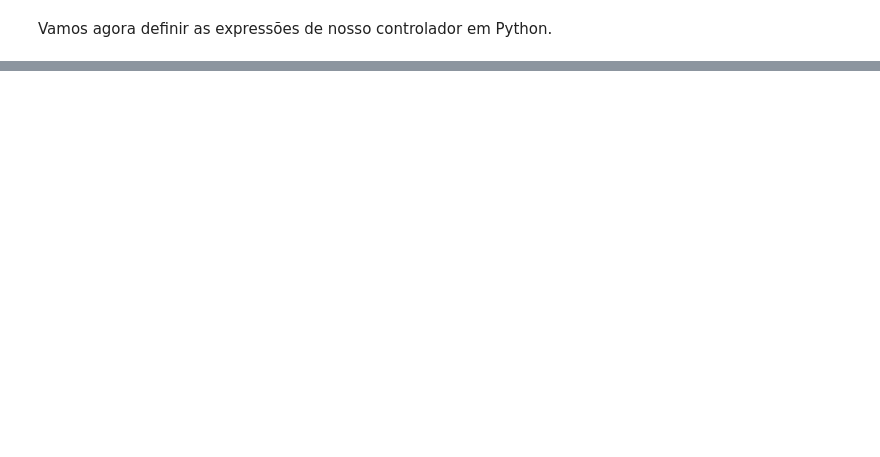
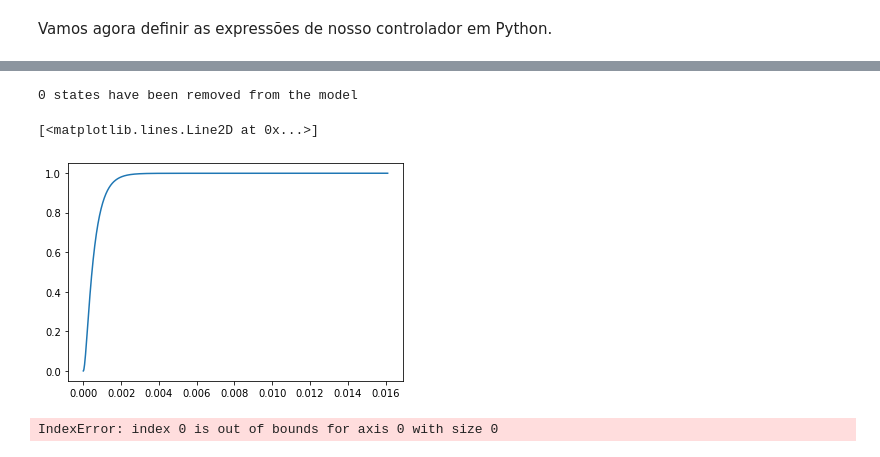
Before and after one commit to Maionepy/Controle_Projeto_Final, a Jupyter notebook: Trabalho_Final.ipynb, the cells around one changed output, grey strips where cells are left out. Drawn from its saved outputs; the diff is of its cells as text; code cells hidden in the pictures; blank space fills up the shorter version.

```diff
--- a/Trabalho_Final.ipynb
+++ b/Trabalho_Final.ipynb
@@ -296,0 +301,18 @@ s^4 + 1.034e+04 s^3 + 2.301e+04 s^2 - 3.366e+05 s - 7.427e+05
+# %%
+Kp = 150
+Td = 10
+Ti = 0.5
+
+Gc = Kp*(1+Td*s + 1/(Ti*s))
+Gfinal = co.minreal(Gc*Gp, verbose=False)
+Gfmf  = co.minreal(co.feedback(Gfinal))
+y, t = co.step(Gfmf)
+plt.plot(t, y)
+# %% [output]
+0 states have been removed from the model
+[<matplotlib.lines.Line2D at 0x...>]
+[figure, added]
+# %%
+print(co.stepinfo(Gfinal))
+# %% [output]
+IndexError: index 0 is out of bounds for axis 0 with size 0
```
Also changed, not shown: parts of 31 cells of this notebook, 1 other file.
